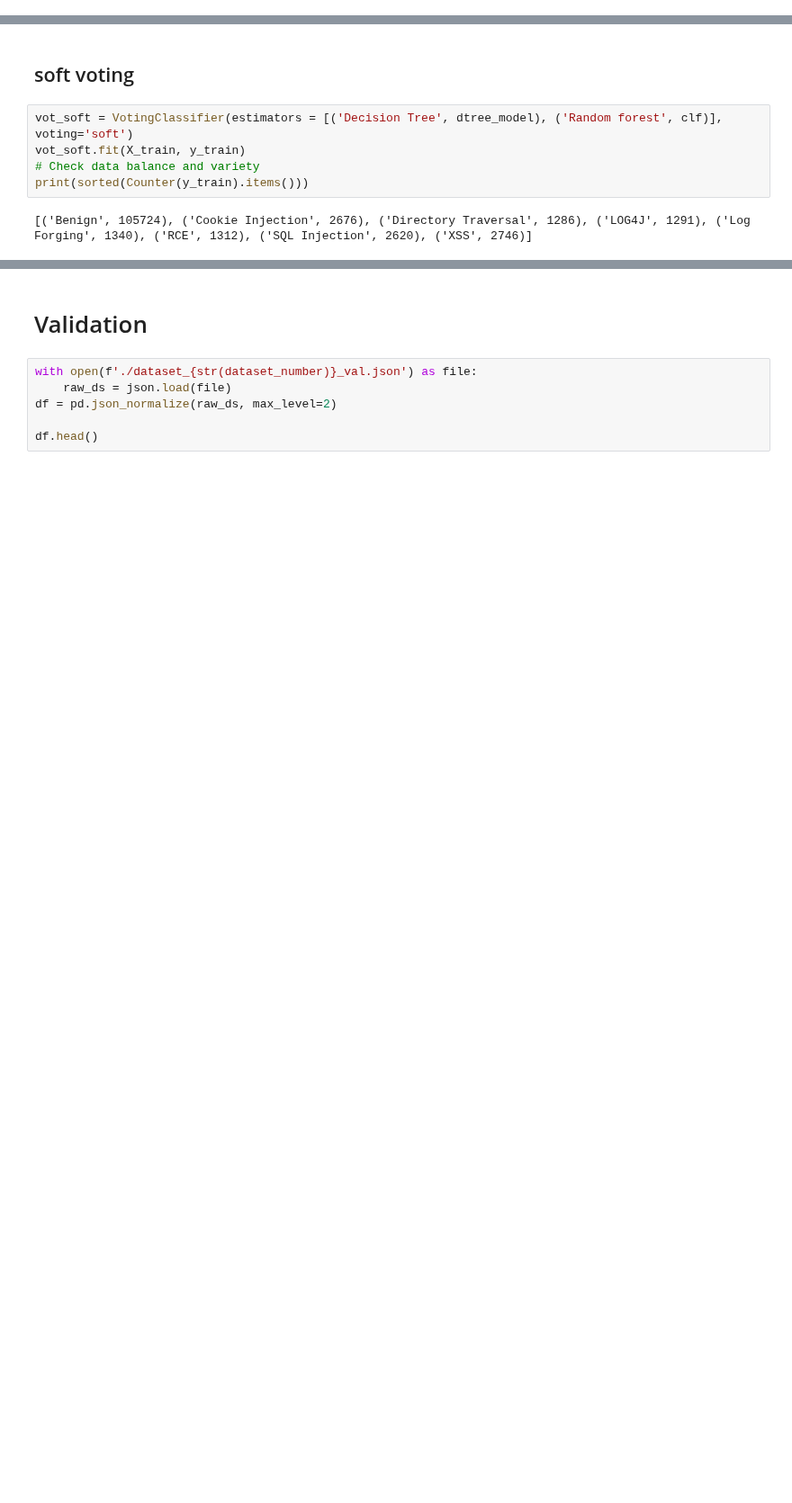
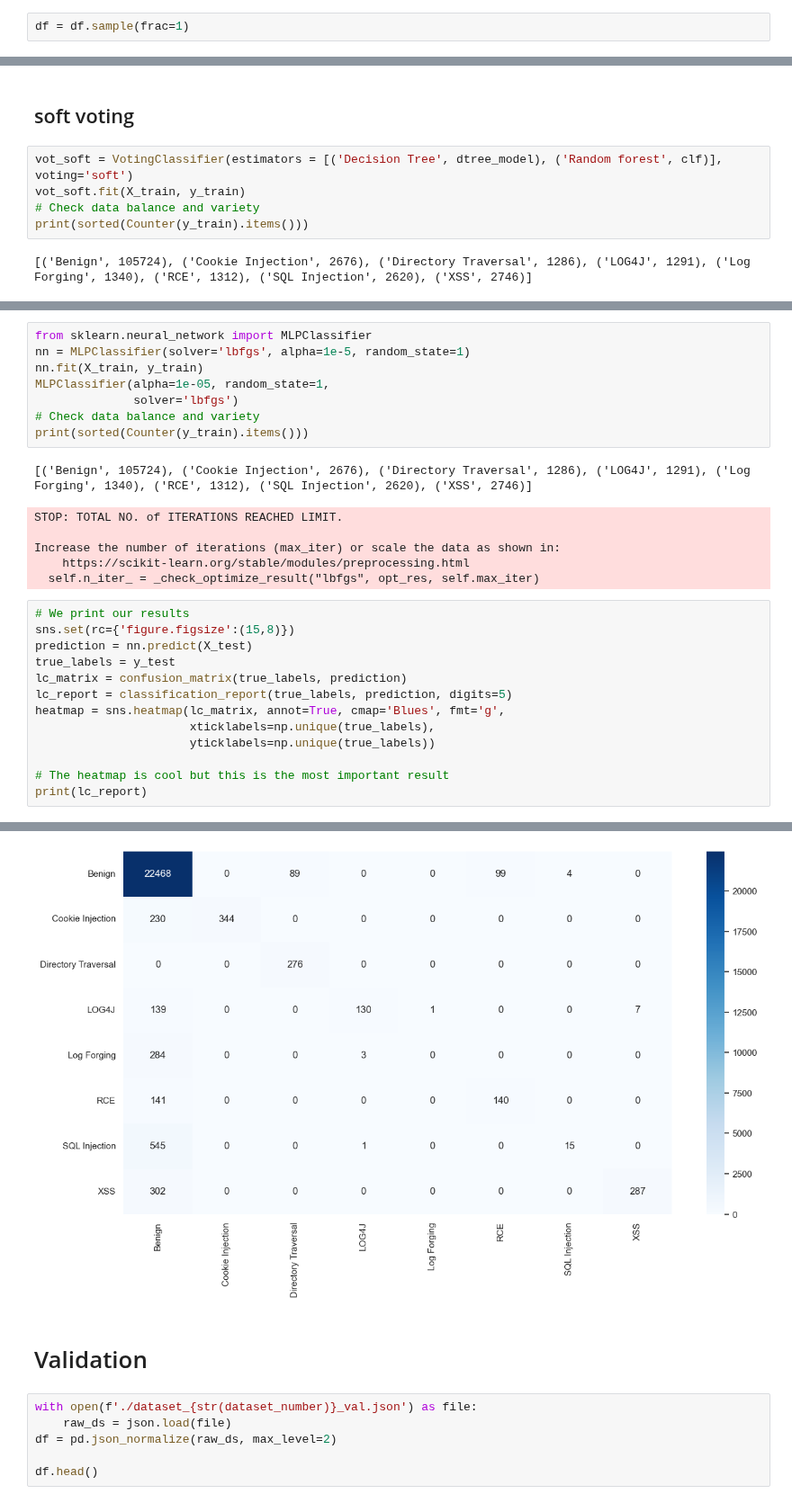
Before and after one commit to chenshtynmetz/CiscoCompetition, a Jupyter notebook: Dataset3_attackType.ipynb, the cells around one changed output, grey strips where cells are left out. Shown at 90% size. Drawn from its saved outputs; the diff is of its cells as text; blank space fills up the shorter version.

```diff
--- a/Dataset3_attackType.ipynb
+++ b/Dataset3_attackType.ipynb
@@ -258,5 +258,7 @@ heatmap.set_title('Correlation Heatmap', fontdict={'fontsize':12});
 # %% [markdown]
 # Train test split
+# %%
+df = df.sample(frac=1)
 # %%
 # Data train and test split preparations. Here we will insert our feature list and label list.
 # Afterwards the data will be trained and fitted on the amazing XGBoost model
@@ -705,0 +726,29 @@ Directory Traversal    0.90492   1.00000   0.95009       276
+# %%
+from sklearn.neural_network import MLPClassifier
+nn = MLPClassifier(solver='lbfgs', alpha=1e-5, random_state=1)
+nn.fit(X_train, y_train)
+MLPClassifier(alpha=1e-05, random_state=1,
+              solver='lbfgs')
+# Check data balance and variety
+print(sorted(Counter(y_train).items()))
+# %% [output]
+[('Benign', 105724), ('Cookie Injection', 2676), ('Directory Traversal', 1286), ('LOG4J', 1291), ('Log Forging', 1340), ('RCE', 1312), ('SQL Injection', 2620), ('XSS', 2746)]
+STOP: TOTAL NO. of ITERATIONS REACHED LIMIT.
+
+Increase the number of iterations (max_iter) or scale the data as shown in:
+    https://scikit-learn.org/stable/modules/preprocessing.html
+  self.n_iter_ = _check_optimize_result("lbfgs", opt_res, self.max_iter)
+# %%
+# We print our results
+sns.set(rc={'figure.figsize':(15,8)})
+prediction = nn.predict(X_test)
+true_labels = y_test
+lc_matrix = confusion_matrix(true_labels, prediction)
+lc_report = classification_report(true_labels, prediction, digits=5)
+heatmap = sns.heatmap(lc_matrix, annot=True, cmap='Blues', fmt='g',
+                      xticklabels=np.unique(true_labels),
+                      yticklabels=np.unique(true_labels))
+
+# The heatmap is cool but this is the most important result
+print(lc_report)
+# %% [output]
@@ -706,3 +769,4 @@ Directory Traversal    0.90492   1.00000   0.95009       276
+[figure, added]
 # %% [markdown]
 # Validation
 # %%
```
Also changed, not shown: parts of 16 cells of this notebook.
